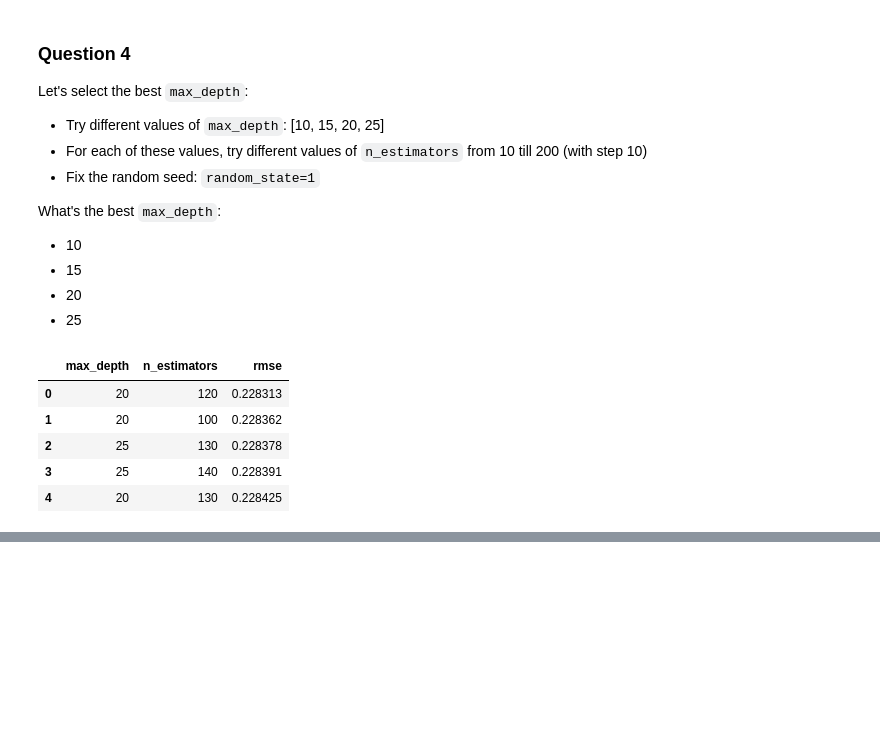
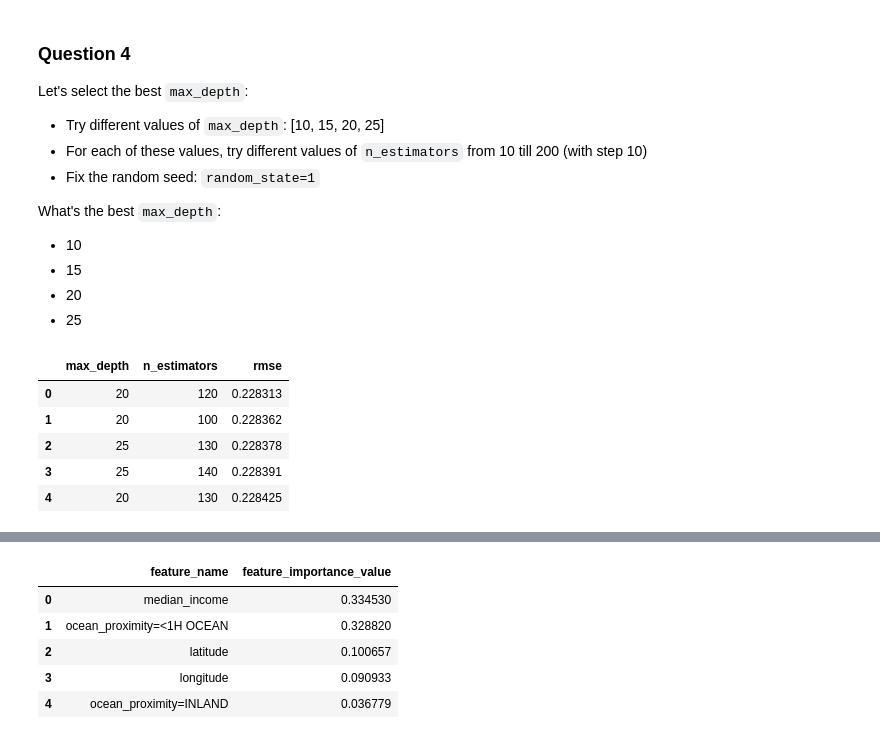
Before and after one commit to capac/ml-zoomcamp, a Jupyter notebook: 2023/homework/06/homework_06.ipynb, the cells around one changed output, grey strips where cells are left out. Cells and saved outputs as stored; diff of their text form; code cells hidden in the pictures; blank space fills up the shorter version.

```diff
--- a/2023/homework/06/homework_06.ipynb
+++ b/2023/homework/06/homework_06.ipynb
@@ -211,0 +235,16 @@ scores_md_ne_df.head()
+# %%
+with warnings.catch_warnings():
+    warnings.simplefilter(action='ignore', category=FutureWarning)
+    rf = RandomForestRegressor(n_estimators=10, max_depth=20, n_jobs=-1, random_state=1)
+    rf.fit(X_cat_train, y_train)
+    feature_importances = zip(dv.get_feature_names_out(), rf.feature_importances_)
+features_df = pd.DataFrame(feature_importances, columns=['feature_name', 'feature_importance_value'])
+features_df = features_df.sort_values(by='feature_importance_value', ascending=False).reset_index(drop=True)
+features_df.head()
+# %% [output]
+|  | feature_name | feature_importance_value |
+| 0 | median_income | 0.334530 |
+| 1 | ocean_proximity=<1H OCEAN | 0.328820 |
+| 2 | latitude | 0.100657 |
+| 3 | longitude | 0.090933 |
+| 4 | ocean_proximity=INLAND | 0.036779 |
```
Also changed, not shown: parts of 1 cell of this notebook.
